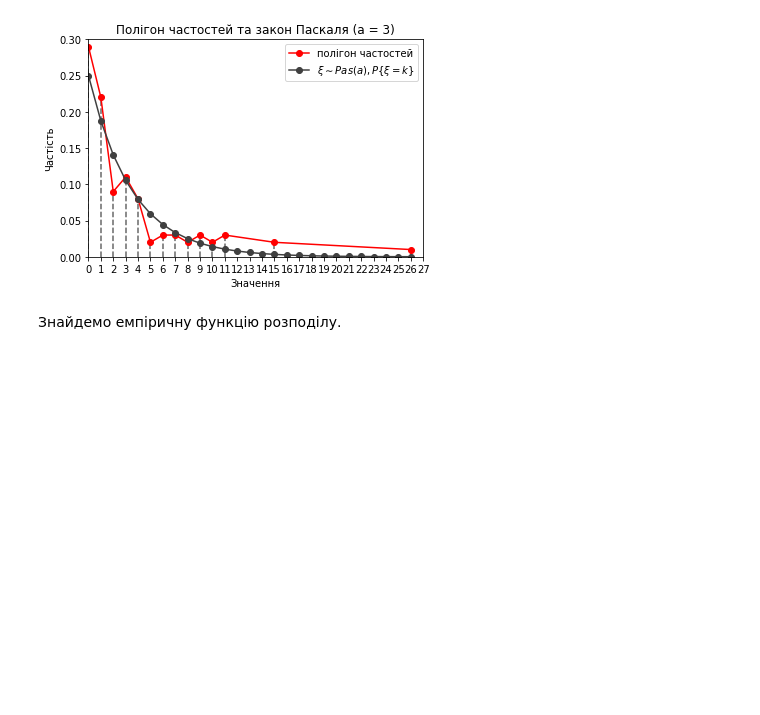
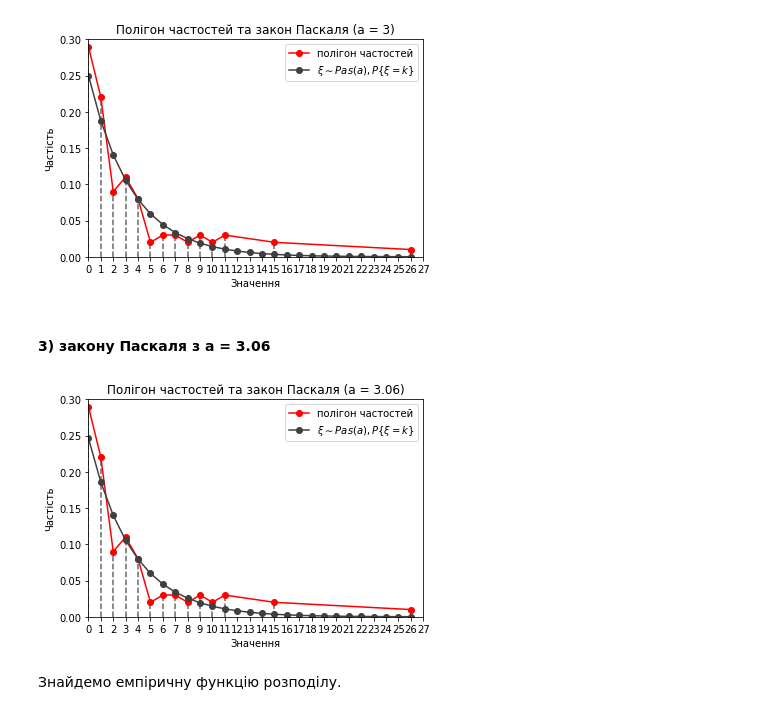
Before and after one commit to nikiandr/mathstatcourse, a Jupyter notebook: teorver.ipynb, the cells around one changed output. Saved outputs shown, nothing was run; the diff lists cells and outputs as text; code cells hidden in the pictures; blank space fills up the shorter version.

```diff
--- a/teorver.ipynb
+++ b/teorver.ipynb
@@ -97,6 +97,23 @@ plt.savefig('pictures/pol+pas3.png', dpi = 300)
 plt.show()
 # %% [output]
 [figure]
+# %% [markdown]
+#### 3) закону Паскаля з a = 3.06
+# %%
+plt.plot(list(amm.keys()), list(amm.values()), '-o', color = 'r', label = 'полігон частостей')
+plt.title('Полігон частостей та закон Паскаля (a = 3.06)')
+plt.ylabel('Частість')
+plt.xlabel('Значення')
+plt.axis([0, 26, 0.00, 0.30])
+plt.xticks([i for i in range(0, 28)])
+for i in amm.keys():
+    plt.vlines(x = i, ymin = 0.00, ymax = amm[i], linestyles = 'dashed', color = '0.4')
+plt.plot([i for i in range(27)], [pascal_prob(i, 3.06) for i in range(27)], '-o', color = '0.25', label = r'$\xi \sim Pas(a), P\left\{\xi = k\right\}$')
+plt.legend()
+plt.savefig('pictures/hypotesis1.png', dpi = 300)
+plt.show()
+# %% [output]
+[figure, added]
 # %% [markdown]
 Знайдемо емпіричну функцію розподілу.
 # %%
```
Also changed, not shown: parts of 10 cells of this notebook, 16 other files.
